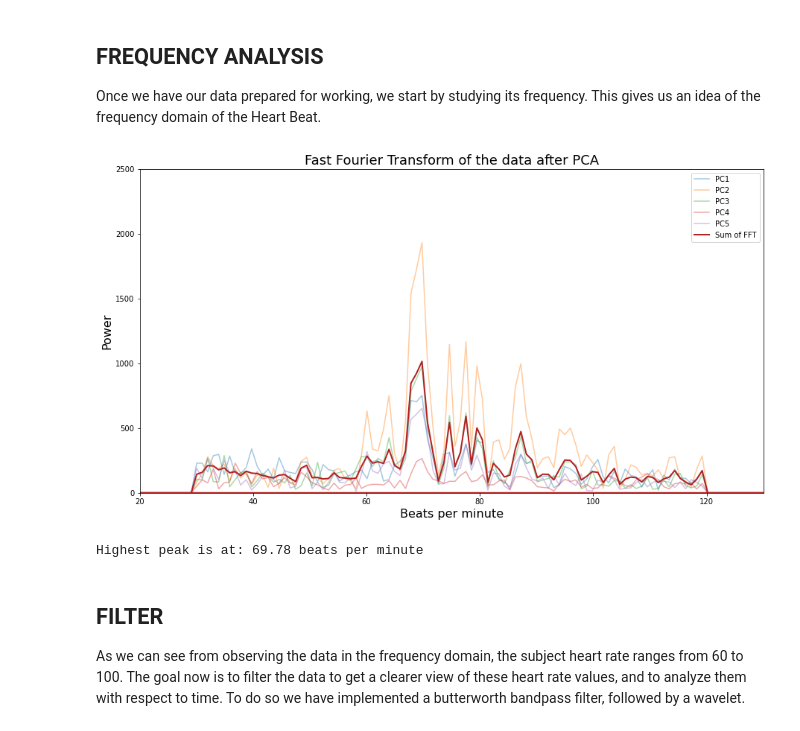
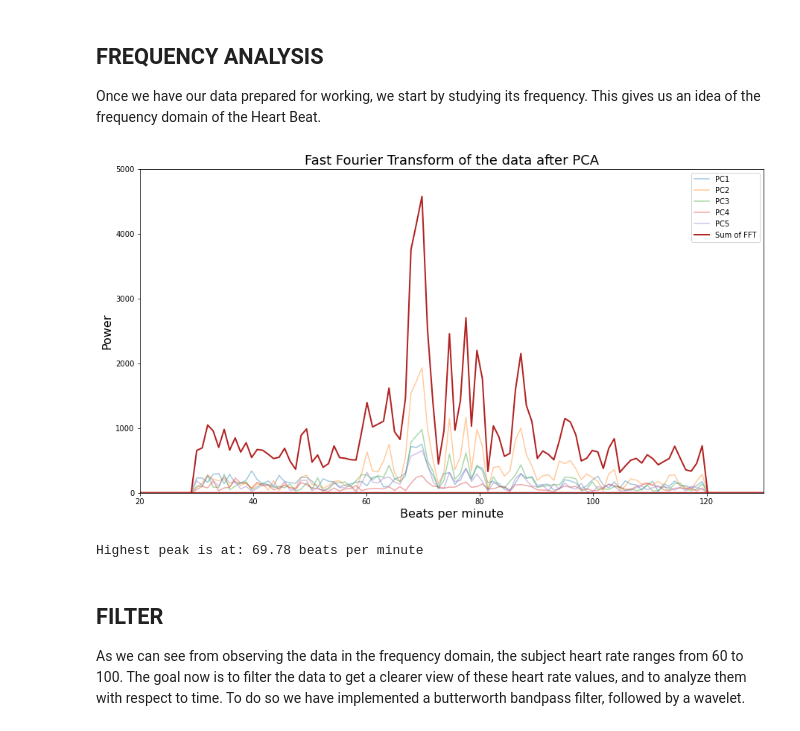
Before and after one commit to AleCapoPhys/HeartRateEstimation, a Jupyter notebook: Project_Clean_data.ipynb, the cells around one changed output. Cells and saved outputs as stored; diff of their text form; code cells hidden in the pictures.

```diff
--- a/Project_Clean_data.ipynb
+++ b/Project_Clean_data.ipynb
@@ -406,36 +409,36 @@ freq_FFT = np.fft.fftfreq(d = 1/sample_freq, n = len(dataset_rotated['PC1']))
 
 # Set frequency limits
 min_f = 30/60  #minimum for athletes is 30 beats per minute
 max_f = 120/60 #maximum (sustainable) is around 120 beats per minimum
 for i in FFTs:
     FFTs[i][freq_FFT <= min_f] = 0
     FFTs[i][freq_FFT >= max_f] = 0
 
 # As each PC gives the frequencies of the heartbeat, we can sum all of them (weighted) to get a better idea of the
 # heart rate of the subject
 total_FFT = np.zeros(len(FFTs['PC1']))
 for i in FFTs:
-    total_FFT += FFTs[i]*weights[i]/info_PC
+    total_FFT += FFTs[i]
 
 # Plot the frequencies
 frequencies_fig = plt.figure(figsize=(15, 8))
 for i in FFTs:
     plt.plot(freq_FFT*60, FFTs[i], label=i, alpha = 0.4)
 plt.plot(freq_FFT*60, total_FFT, label='Sum of FFT', color = 'firebrick', linewidth = 2)
 plt.xlim([min_f*60-10, max_f*60+10])
-plt.ylim([0, 2500])
+plt.ylim([0, 5000])
 plt.xlabel('Beats per minute', fontsize = 16)
 plt.ylabel('Power', fontsize = 16)
 plt.title('Fast Fourier Transform of the data after PCA', fontsize = 18)
 plt.legend()
 plt.show()
 
 # Find the value of the highest peak
 idx_max = np.argmax(total_FFT)
 peak_freq = freq_FFT[idx_max]*60
 print("Highest peak is at:", np.round(peak_freq,2), "beats per minute")
 # %% [output]
-[figure, old version]
+[figure, new version]
 Highest peak is at: 69.78 beats per minute
 # %% [markdown]
 ## FILTER
```
Also changed, not shown: parts of 8 cells of this notebook.
